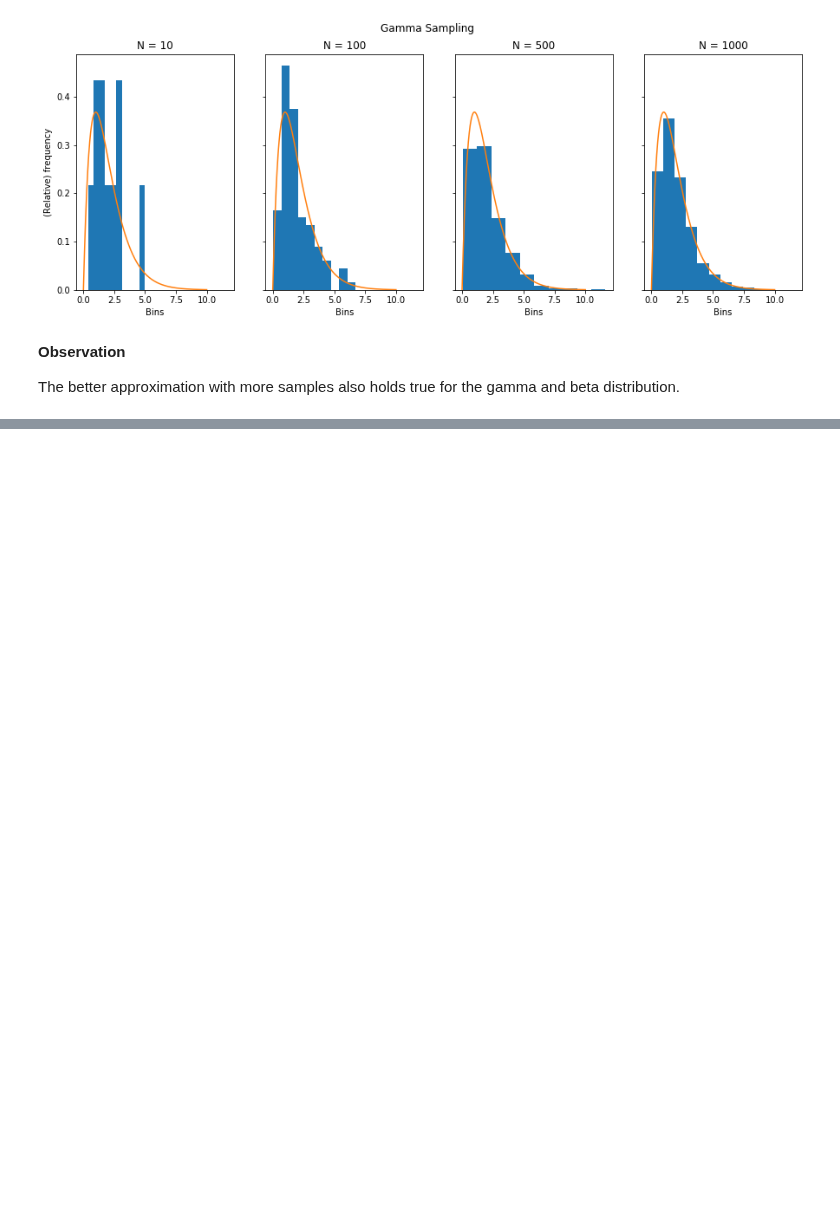
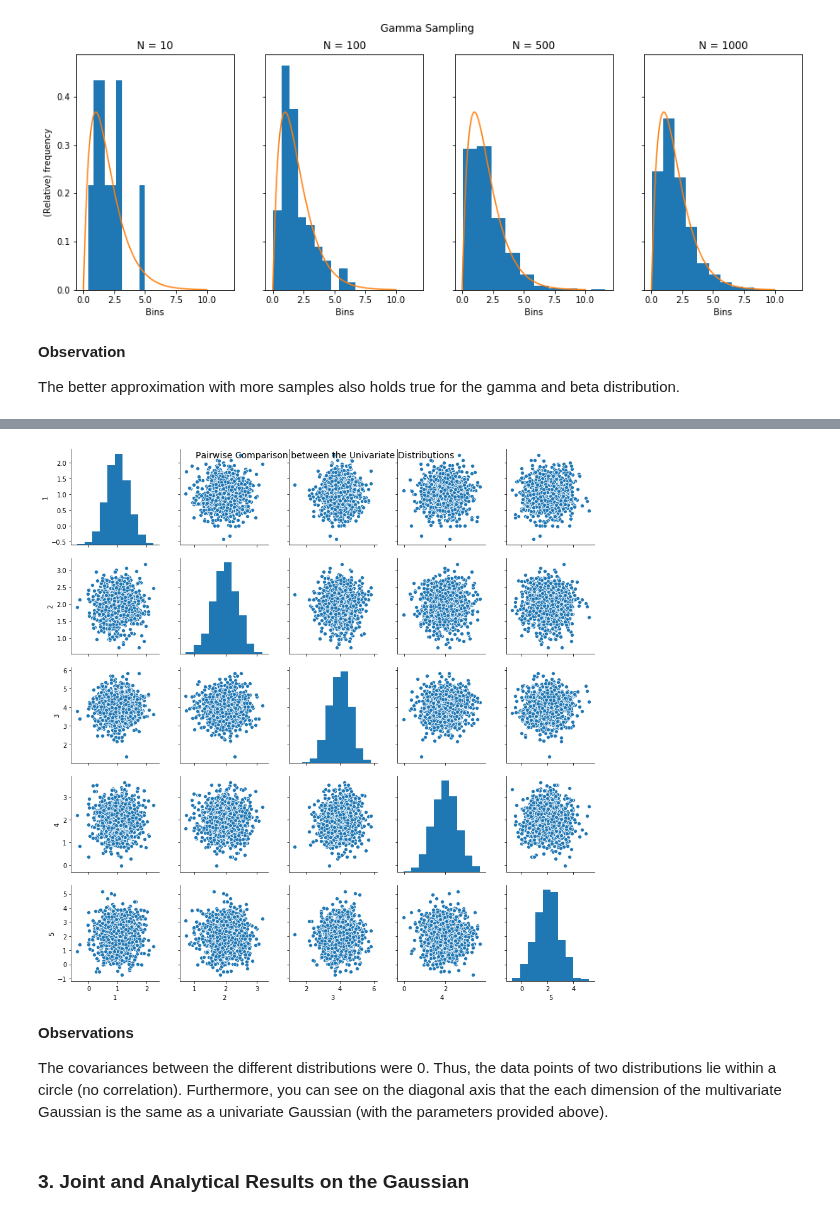
Before and after one commit to DorotheaMueller/statistics_assignments, a Jupyter notebook: ex_1.ipynb, the cells around one changed output, grey strips where cells are left out. Saved outputs shown, nothing was run; the diff lists cells and outputs as text; code cells hidden in the pictures; blank space fills up the shorter version.

```diff
--- a/ex_1.ipynb
+++ b/ex_1.ipynb
@@ -276,0 +329,9 @@ The better approximation with more samples also holds true for the gamma and bet
+# %%
+# Sample from multivariate Gaussian
+n_distr = 5
+eps = 0.0001 # So that variance is greater than 0.
+means_ = np.random.randint(1, 10, n_distr)
+cov_ = np.diag(np.random.rand(n_distr) + eps)
+print("Parameters used:")
+print("Means:", means_)
+print("Cov:", cov_)
@@ -276,0 +346,14 @@ The better approximation with more samples also holds true for the gamma and bet
+# %%
+samples_multivariate = np.random.multivariate_normal(means_, cov_, 1000)
+df = pd.DataFrame(samples_multivariate, columns = ["1", "2", "3", "4", "5"])
+# %%
+sns.pairplot(df)
+plt.suptitle("Pairwise Comparison between the Univariate Distributions", size = 14);
+# %% [output]
+[figure, added]
+# %% [markdown]
+**Observations**
+
+The covariances between the different distributions were 0. Thus, the data points of two distributions lie within a circle (no correlation). Furthermore, you can see on the diagonal axis that the each dimension of the multivariate Gaussian is the same as a univariate Gaussian (with the parameters provided above).
+# %% [markdown]
+### 3. Joint and Analytical Results on the Gaussian
```
Also changed, not shown: parts of 12 cells of this notebook.
